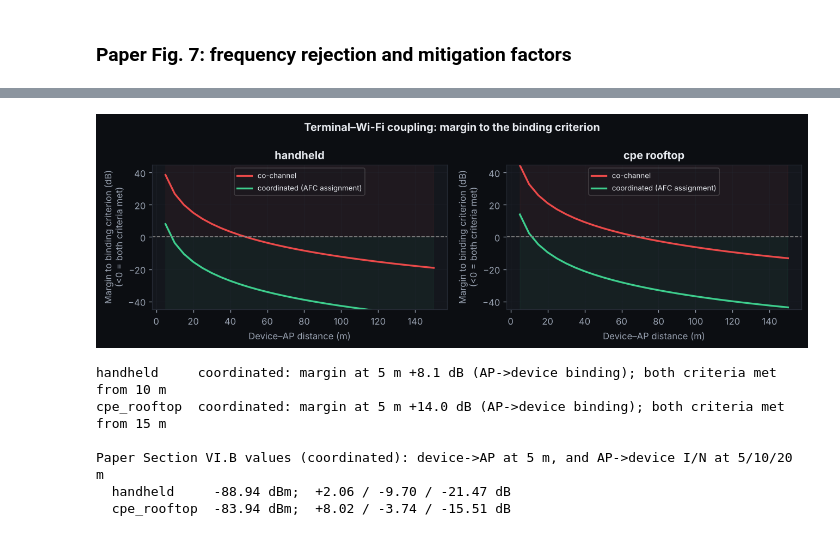
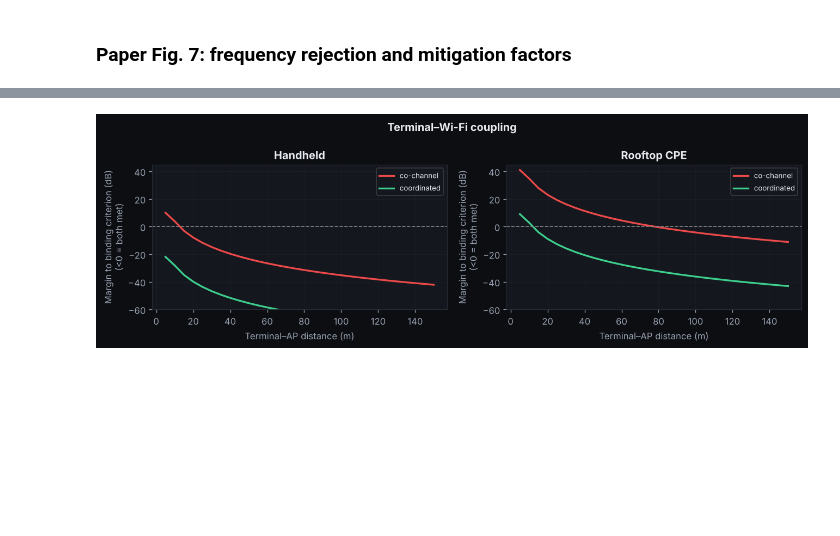
Before and after one commit to ayelnashar/u6ghz, a Jupyter notebook: notebook/U6GHz_Simulator.ipynb, the cells around one changed output, grey strips where cells are left out. Cells and saved outputs as stored; diff of their text form; code cells hidden in the pictures; blank space fills up the shorter version.

```diff
--- a/notebook/U6GHz_Simulator.ipynb
+++ b/notebook/U6GHz_Simulator.ipynb
@@ -655,3 +771,13 @@ style set
+# %%
+plt.rcParams.update({
+ "figure.facecolor":"#0c0e12","axes.facecolor":"#14171d","savefig.facecolor":"#0c0e12",
+ "text.color":"#e8ebf0","axes.labelcolor":"#9aa3b2","xtick.color":"#9aa3b2","ytick.color":"#9aa3b2",
+ "axes.edgecolor":"#262b35","grid.color":"#262b35","font.size":10,"axes.titlecolor":"#e8ebf0",
+ "axes.titlesize":12,"axes.titleweight":"bold","legend.framealpha":0.2,"figure.dpi":120})
+AMBER,CYAN,RED,GREEN,VIOLET="#f2a93b","#37c6d0","#ec4a4a","#3ecf8e","#8b6df0"
+SAVE = True
+def save(name):
+    if SAVE: plt.savefig(name, bbox_inches="tight", dpi=150)
 # %% [markdown]
 ### Paper Fig. 1: ITU-R M.2101 beam patterns
 # %%
@@ -934,41 +960,11 @@ These are terminal-level budgets, not protection of the base-station uplink rece
 # %%
-# Figure: margin to the binding criterion versus separation, co-channel vs coordinated.
-# Margin > 0 means a criterion is exceeded: device->AP is measured against the -72 dBm
-# transition (P_ED); AP->device against the -6 dB IMT criterion (exceedance = I/N + 6 dB).
-dists = list(range(5, 155, 5))
-fig, axes = plt.subplots(1, 2, figsize=(11, 3.6)); summary = {}
-for ax, dev in zip(axes, ['handheld','cpe_rooftop']):
-    for afc, col, lbl in [(False, RED, 'co-channel'), (True, GREEN, 'coordinated (AFC assignment)')]:
-        worst, bind = [], []
-        for d in dists:
-            r = ul_coexistence(dev, 7055, 160, d, afc)
-            m_wifi = r['rx_ap'] - P_ED
-            m_imt  = r['in_dev'] - PROTECTION['IMT'].threshold_db
-            worst.append(max(m_wifi, m_imt)); bind.append('AP->device' if m_imt >= m_wifi else 'device->AP')
-        summary[(dev, afc)] = (worst, bind)
-        ax.plot(dists, worst, '-', color=col, lw=2, label=lbl)
-    ax.axhline(0, ls='--', color='#888', lw=1)
-    ax.fill_between(dists, 0, 60, color=RED, alpha=0.05)
-    ax.fill_between(dists, -60, 0, color=GREEN, alpha=0.05)
-    ax.set_title(f"{dev.replace('_',' ')}"); ax.set_xlabel('Device–AP distance (m)')
-    ax.set_ylabel('Margin to binding criterion (dB)\n(<0 = both criteria met)'); ax.set_ylim(-45, 45)
-    ax.grid(alpha=0.35); ax.legend(fontsize=8)
-plt.suptitle('Terminal–Wi-Fi coupling: margin to the binding criterion', fontweight='bold')
-plt.tight_layout(); plt.savefig('paper_fig9_terminal_coupling.png', dpi=150, bbox_inches='tight'); plt.show()
-for dev in ['handheld','cpe_rooftop']:
-    w, b = summary[(dev, True)]
-    first = next((d for j, d in enumerate(dists) if all(x < 0 for x in w[j:])), None)
-    print(f"{dev:12s} coordinated: margin at 5 m {w[0]:+.1f} dB ({b[0]} binding); "
-          + (f"both criteria met from {first} m" if first else "criteria not met within 150 m"))
-print('\nPaper Section VI.B values (coordinated): device->AP at 5 m, and AP->device I/N at 5/10/20 m')
-for dev in ['handheld','cpe_rooftop']:
-    v = [ul_coexistence(dev, 7055, 160, d, True) for d in (5, 10, 20)]
-    print(f"  {dev:12s} {v[0]['rx_ap']:.2f} dBm;  " + ' / '.join(f"{x['in_dev']:+.2f}" for x in v) + ' dB')
+dists = list(range(5,155,5)); fig, axes = plt.subplots(1,2,figsize=(11,3.6))
+for ax, dev in zip(axes, UL_DEVICES):
+    for coord,col,lbl in [(False,RED,'co-channel'),(True,GREEN,'coordinated')]:
+        worst=[max(r['rx_ap']-P_ED, r['in_dev']-PROTECTION['IMT'].threshold_db) for r in (ul_coexistence(dev,221,160,d,coord) for d in dists)]
+        ax.plot(dists,worst,'-',color=col,lw=2,label=lbl)
+    ax.axhline(0,ls='--',color='#888',lw=1); ax.set_title(UL_DEVICES[dev]['label']); ax.set_xlabel('Terminal–AP distance (m)')
+    ax.set_ylabel('Margin to binding criterion (dB)\n(<0 = both met)'); ax.set_ylim(-60,45); ax.grid(alpha=0.35); ax.legend(fontsize=8)
+plt.suptitle('Terminal–Wi-Fi coupling', fontweight='bold'); plt.tight_layout(); save('paper_fig9_terminal_coupling.png'); plt.show()
 # %% [output]
-[figure, old version]
+[figure, new version]
-handheld     coordinated: margin at 5 m +8.1 dB (AP->device binding); both criteria met from 10 m
-cpe_rooftop  coordinated: margin at 5 m +14.0 dB (AP->device binding); both criteria met from 15 m
-
-Paper Section VI.B values (coordinated): device->AP at 5 m, and AP->device I/N at 5/10/20 m
-  handheld     -88.94 dBm;  +2.06 / -9.70 / -21.47 dB
-  cpe_rooftop  -83.94 dBm;  +8.02 / -3.74 / -15.51 dB
```
Also changed, not shown: parts of 81 cells of this notebook, 19 other files.
